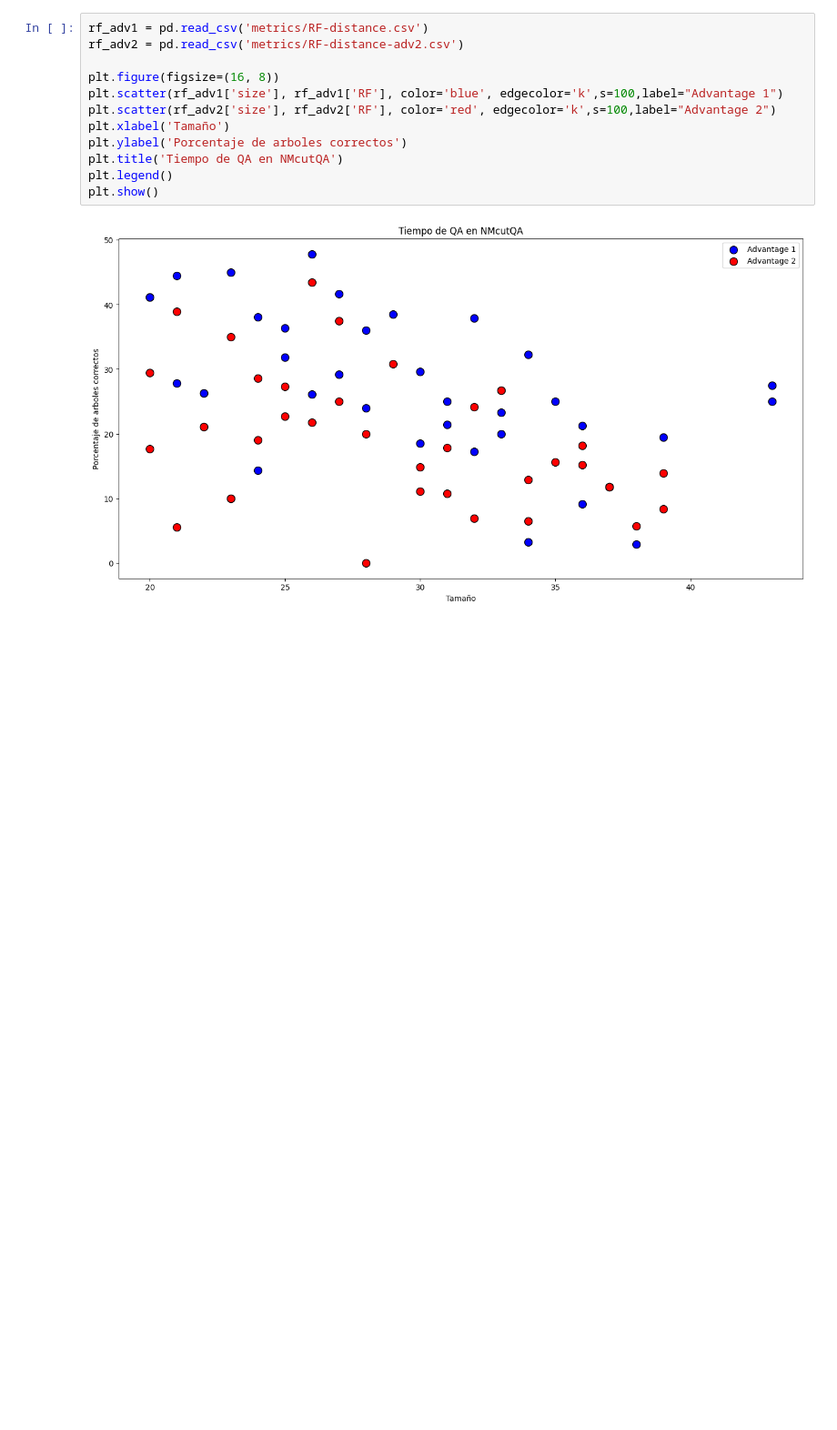
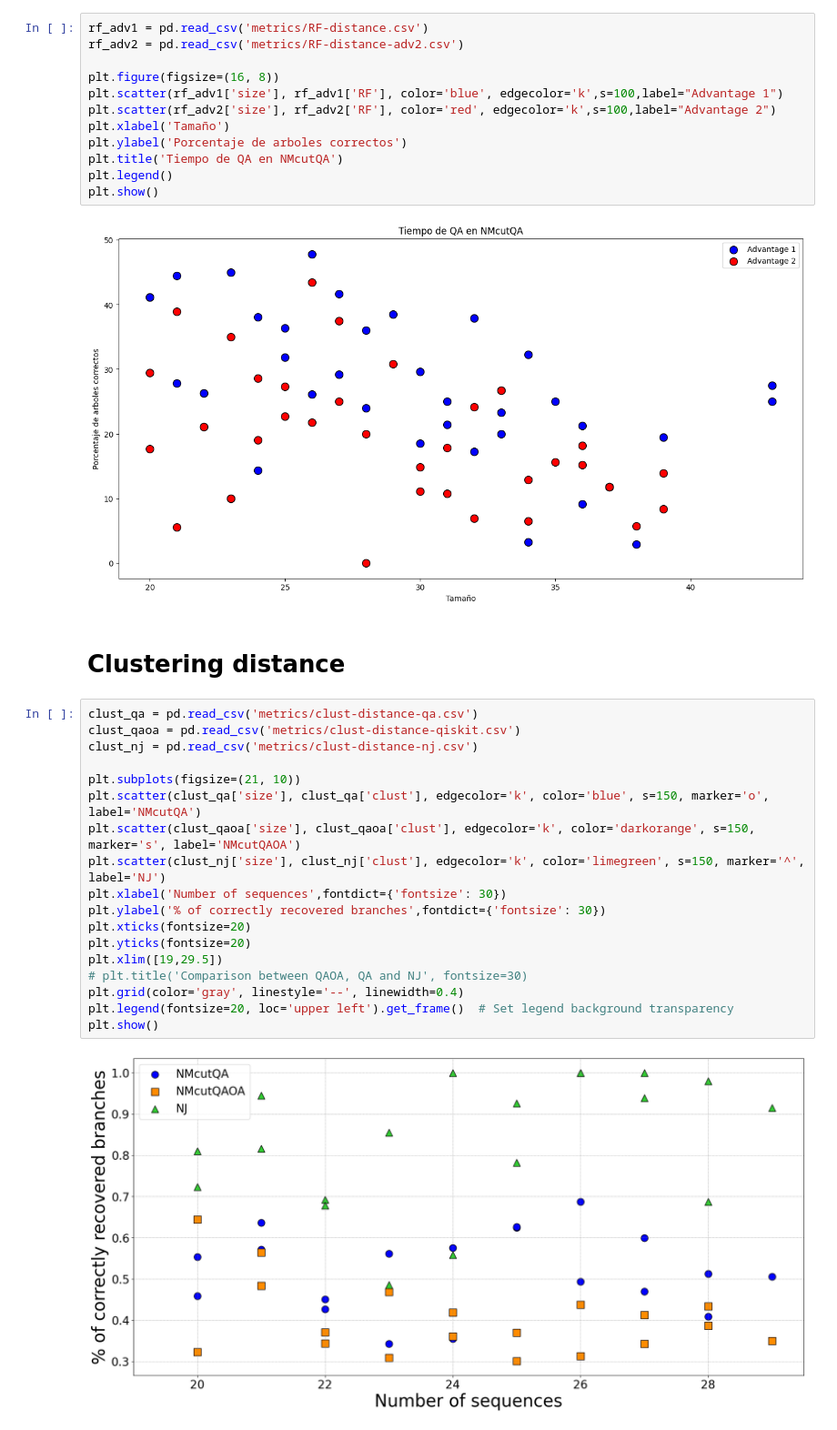
Before and after one commit to Nicofero/PhyloTree_ReConst, a Jupyter notebook: metrics_study.ipynb, the cells around one changed output. Shown at 91% size. Cells and saved outputs as stored; diff of their text form; blank space fills up the shorter version.

Commit message:
Clustering distance for old data

```diff
--- a/metrics_study.ipynb
+++ b/metrics_study.ipynb
@@ -965,3 +965,25 @@ plt.legend()
 plt.show()
 # %% [output]
 [figure]
+# %% [markdown]
+# Clustering distance
+# %%
+clust_qa = pd.read_csv('metrics/clust-distance-qa.csv')
+clust_qaoa = pd.read_csv('metrics/clust-distance-qiskit.csv')
+clust_nj = pd.read_csv('metrics/clust-distance-nj.csv')
+
+plt.subplots(figsize=(21, 10))
+plt.scatter(clust_qa['size'], clust_qa['clust'], edgecolor='k', color='blue', s=150, marker='o', label='NMcutQA')
+plt.scatter(clust_qaoa['size'], clust_qaoa['clust'], edgecolor='k', color='darkorange', s=150, marker='s', label='NMcutQAOA')
+plt.scatter(clust_nj['size'], clust_nj['clust'], edgecolor='k', color='limegreen', s=150, marker='^', label='NJ')
+plt.xlabel('Number of sequences',fontdict={'fontsize': 30})
+plt.ylabel('% of correctly recovered branches',fontdict={'fontsize': 30})
+plt.xticks(fontsize=20)
+plt.yticks(fontsize=20)
+plt.xlim([19,29.5])
+# plt.title('Comparison between QAOA, QA and NJ', fontsize=30)
+plt.grid(color='gray', linestyle='--', linewidth=0.4)
+plt.legend(fontsize=20, loc='upper left').get_frame()  # Set legend background transparency
+plt.show()
+# %% [output]
+[figure, added]
```
Also changed, not shown: parts of 1 cell of this notebook, 24 other files.
